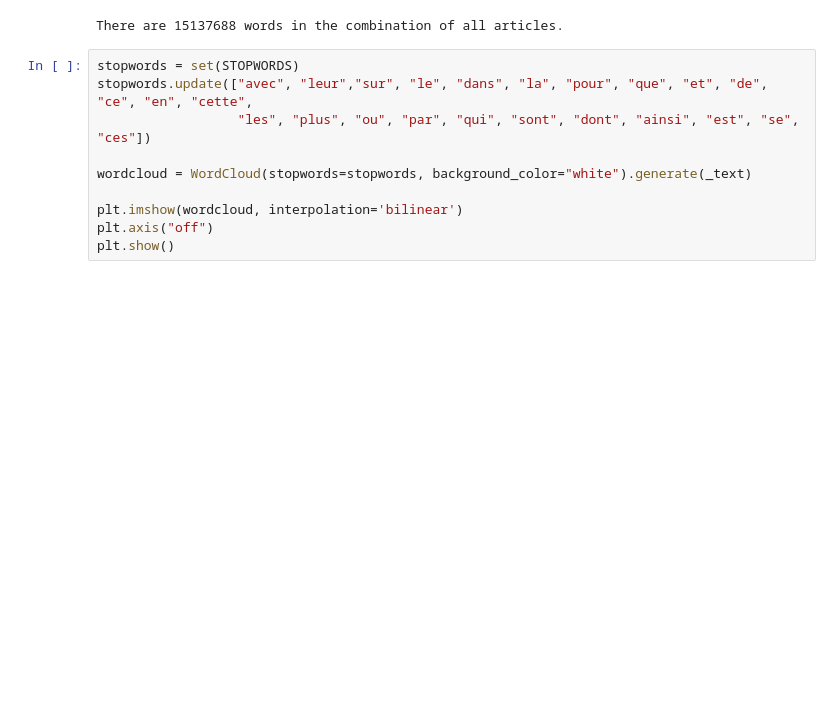
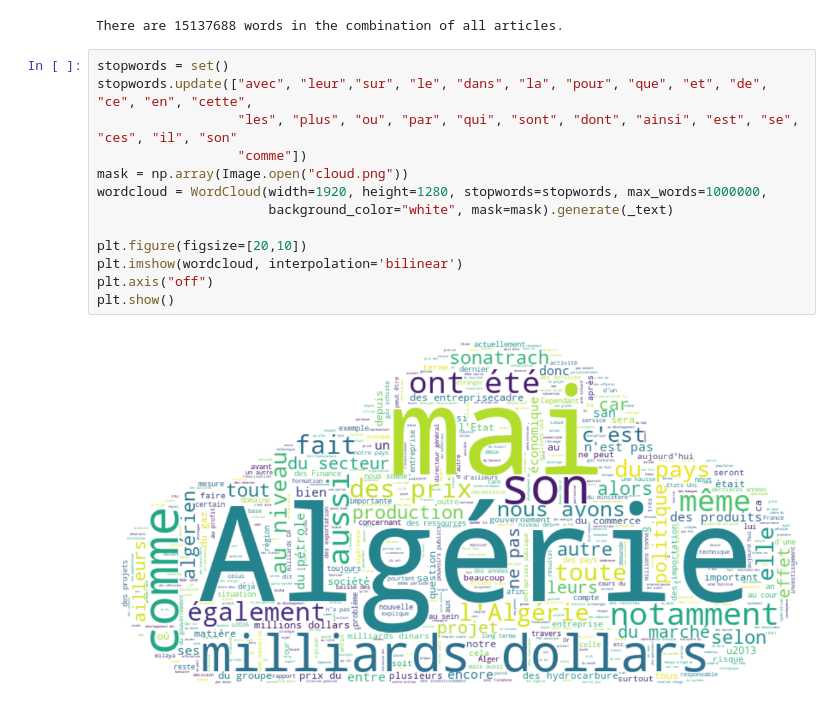
Before and after one commit to bilel-thabet/plotly_example, a Jupyter notebook: plots.ipynb, the cells around one changed output. Saved outputs shown, nothing was run; the diff lists cells and outputs as text; blank space fills up the shorter version.

Commit message:
adding word cloud

```diff
--- a/plots.ipynb
+++ b/plots.ipynb
@@ -182,12 +170,17 @@ print ("There are {} words in the combination of all articles.".format(len(_text
 # %% [output]
 There are 15137688 words in the combination of all articles.
 # %%
-stopwords = set(STOPWORDS)
+stopwords = set()
 stopwords.update(["avec", "leur","sur", "le", "dans", "la", "pour", "que", "et", "de", "ce", "en", "cette",
-                  "les", "plus", "ou", "par", "qui", "sont", "dont", "ainsi", "est", "se", "ces"])
+                  "les", "plus", "ou", "par", "qui", "sont", "dont", "ainsi", "est", "se", "ces", "il", "son"
+                  "comme"])
+mask = np.array(Image.open("cloud.png"))
+wordcloud = WordCloud(width=1920, height=1280, stopwords=stopwords, max_words=1000000,
+                      background_color="white", mask=mask).generate(_text)
 
-wordcloud = WordCloud(stopwords=stopwords, background_color="white").generate(_text)
-
+plt.figure(figsize=[20,10])
 plt.imshow(wordcloud, interpolation='bilinear')
 plt.axis("off")
 plt.show()
+# %% [output]
+[figure, added]
```
Also changed, not shown: parts of 6 cells of this notebook, 2 other files.
